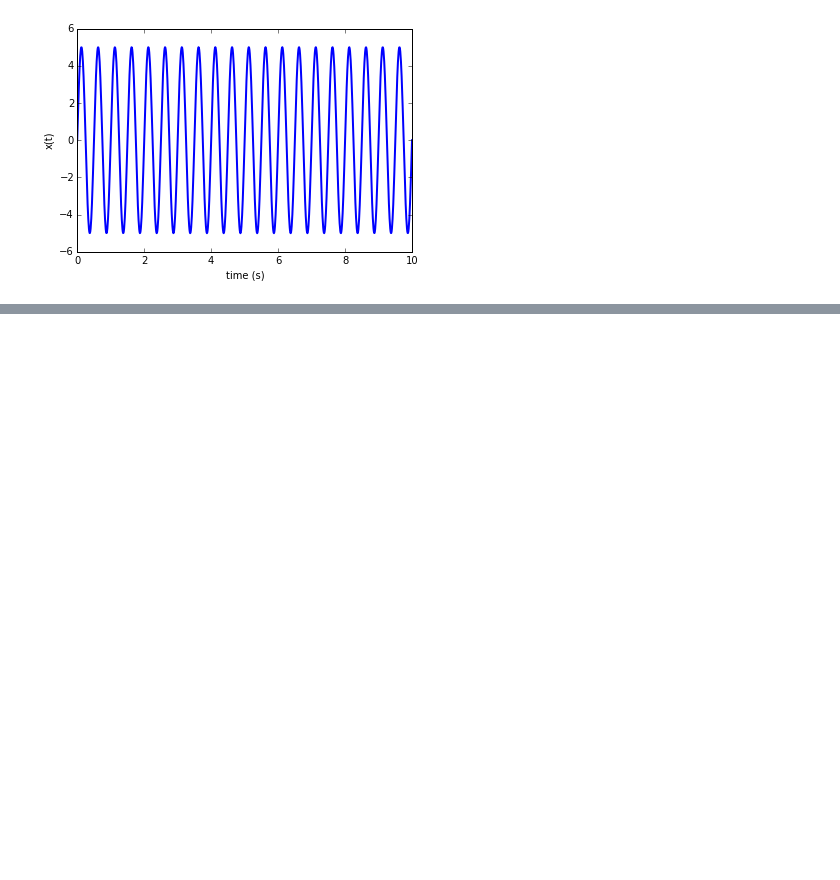
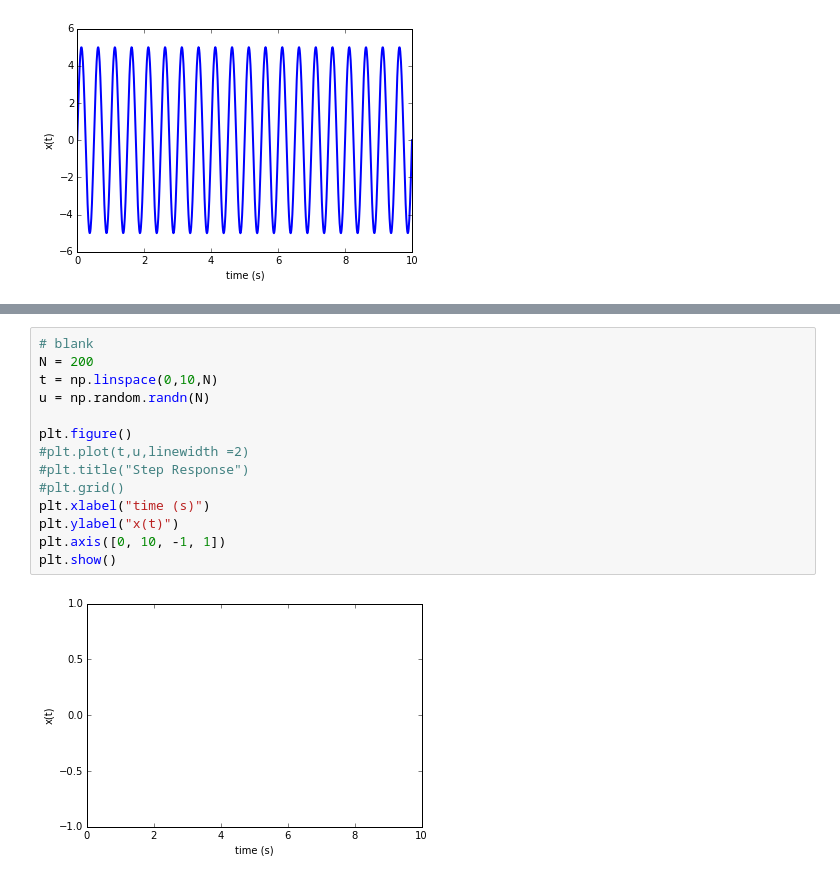
Before and after one commit to aalcocer/linear-systems, a Jupyter notebook: input signals.ipynb, the cells around one changed output, grey strips where cells are left out. Cells and saved outputs as stored; diff of their text form; blank space fills up the shorter version.

```diff
--- a/input signals.ipynb
+++ b/input signals.ipynb
@@ -76,0 +77,16 @@ plt.show()
+# %%
+# blank
+N = 200
+t = np.linspace(0,10,N)
+u = np.random.randn(N)
+
+plt.figure()
+#plt.plot(t,u,linewidth =2)
+#plt.title("Step Response")
+#plt.grid()
+plt.xlabel("time (s)")
+plt.ylabel("x(t)")
+plt.axis([0, 10, -1, 1])
+plt.show()
+# %% [output]
+[figure, added]
```
Also changed, not shown: parts of 3 cells of this notebook, 8 other files.
